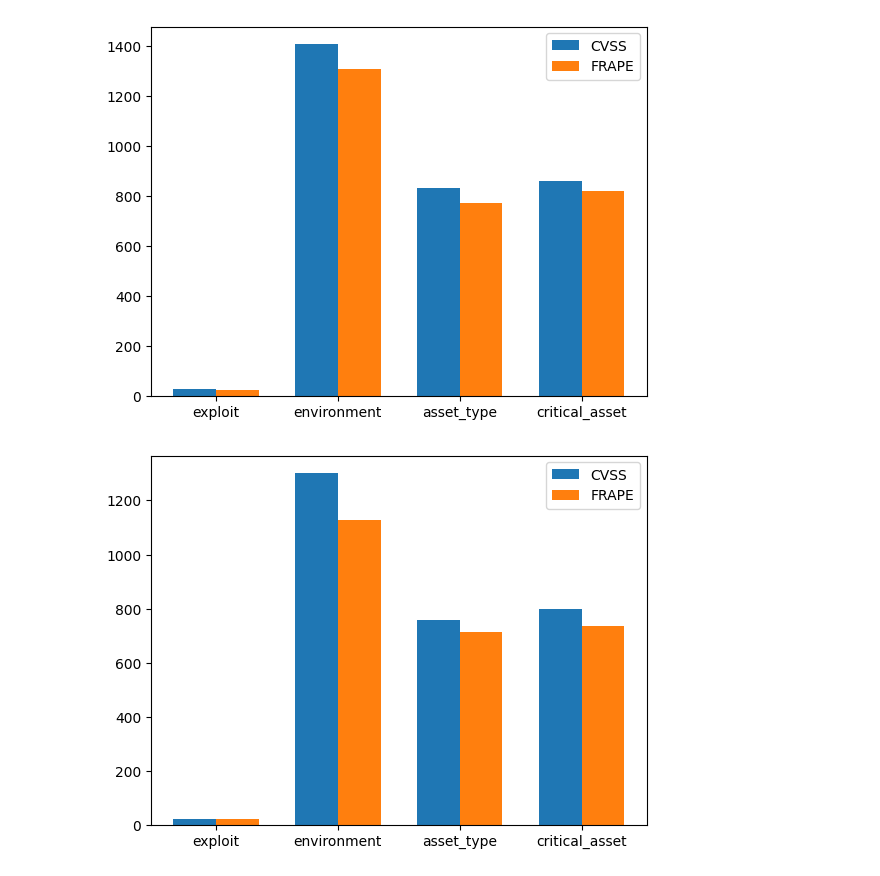
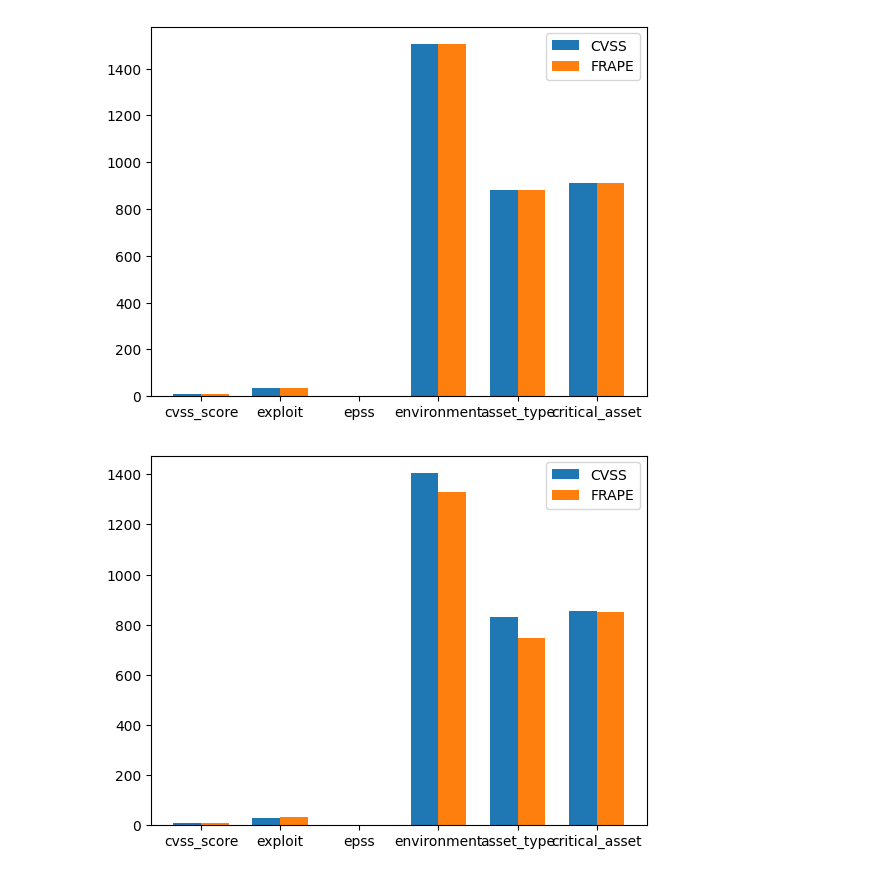
Before and after one commit to rodrigoparente/cvefixes-simulator, a Jupyter notebook: ipynb/Stats Analysis.ipynb, the cells around one changed output. Cells and saved outputs as stored; diff of their text form; code cells hidden in the pictures.

```diff
--- a/ipynb/Stats Analysis.ipynb
+++ b/ipynb/Stats Analysis.ipynb
@@ -29,32 +29,22 @@ initial = {
 # %%
 for key, stats in iterations.items():
-
-    if key == '0':
-        continue
-
     cvss = stats['stats_cvss']
     frape = stats['stats_frape']
-
-    del cvss['cvss_score']
-    del frape['cvss_score']
-
-    del cvss['epss']
-    del frape['epss']
 
     labels = list(cvss.keys())
 
     x = np.arange(len(labels))
     width = 0.35
 
     fix, ax = plt.subplots()
 
     rects1 = ax.bar(x - width/2, cvss.values(), width, label='CVSS')
     rects2 = ax.bar(x + width/2, frape.values(), width, label='FRAPE')
 
     ax.set_xticks(x, labels)
 
     ax.legend()
     plt.show()
 # %% [output]
-[figure, old version]
+[figure, new version]
-[figure, old version]
+[figure, new version]
```
Also changed, not shown: parts of 3 cells of this notebook.
